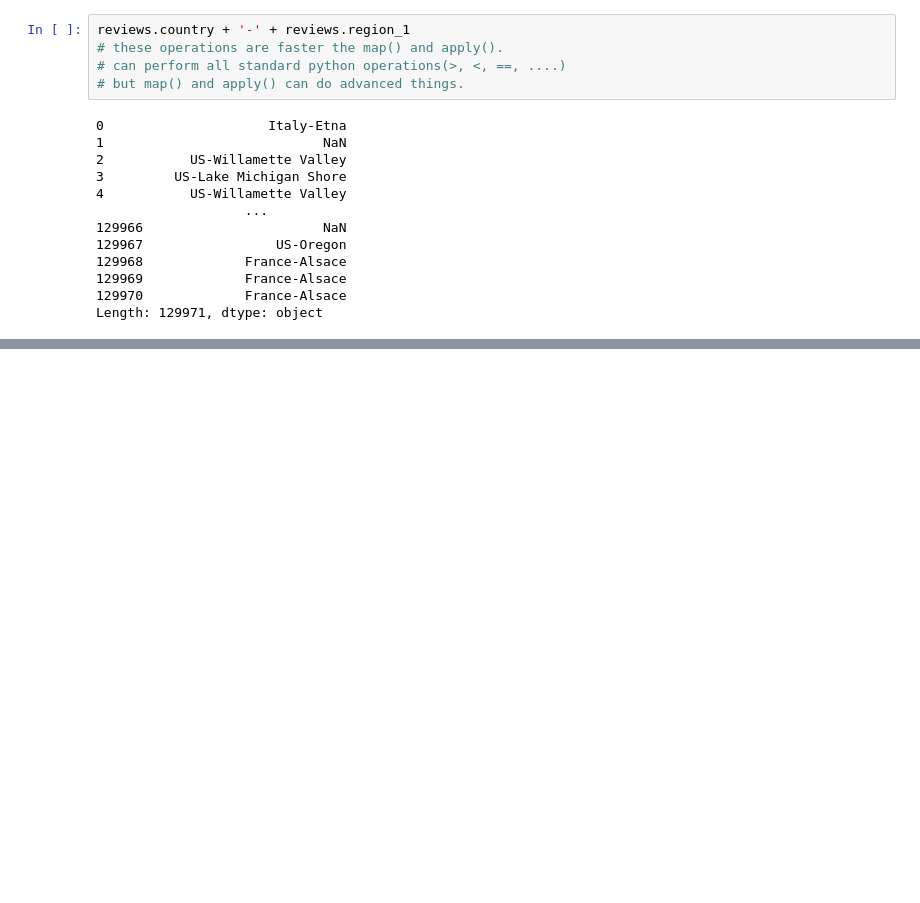
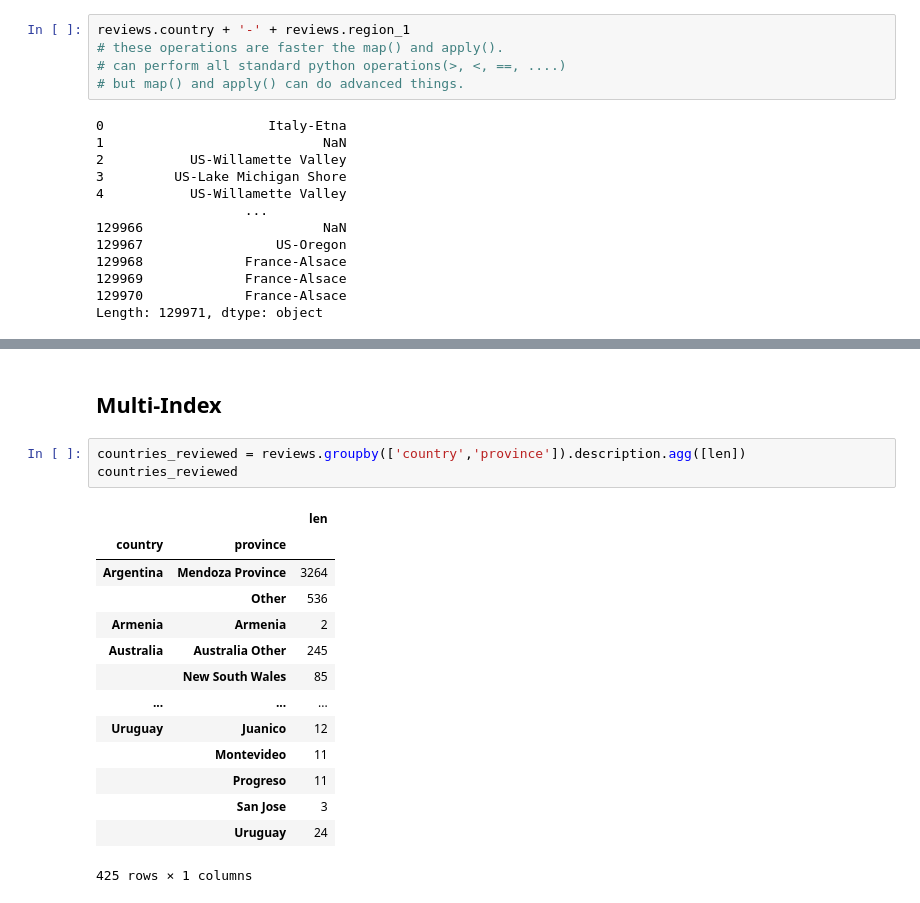
Before and after one commit to Krriisshna/Kaggle, a Jupyter notebook: Pandas/Pandas.ipynb, the cells around one changed output, grey strips where cells are left out. Drawn from its saved outputs; the diff is of its cells as text; blank space fills up the shorter version.

```diff
--- a/Pandas/Pandas.ipynb
+++ b/Pandas/Pandas.ipynb
@@ -582,0 +690,20 @@ Length: 129971, dtype: object
+# %% [markdown]
+## Multi-Index
+# %%
+countries_reviewed = reviews.groupby(['country','province']).description.agg([len])
+countries_reviewed
+# %% [output]
+|  |  | len |
+| country | province |  |
+| Argentina | Mendoza Province | 3264 |
+|  | Other | 536 |
+| Armenia | Armenia | 2 |
+| Australia | Australia Other | 245 |
+|  | New South Wales | 85 |
+| ... | ... | ... |
+| Uruguay | Juanico | 12 |
+|  | Montevideo | 11 |
+|  | Progreso | 11 |
+|  | San Jose | 3 |
+|  | Uruguay | 24 |
+425 rows × 1 columns
```
Also changed, not shown: parts of 12 cells of this notebook.
